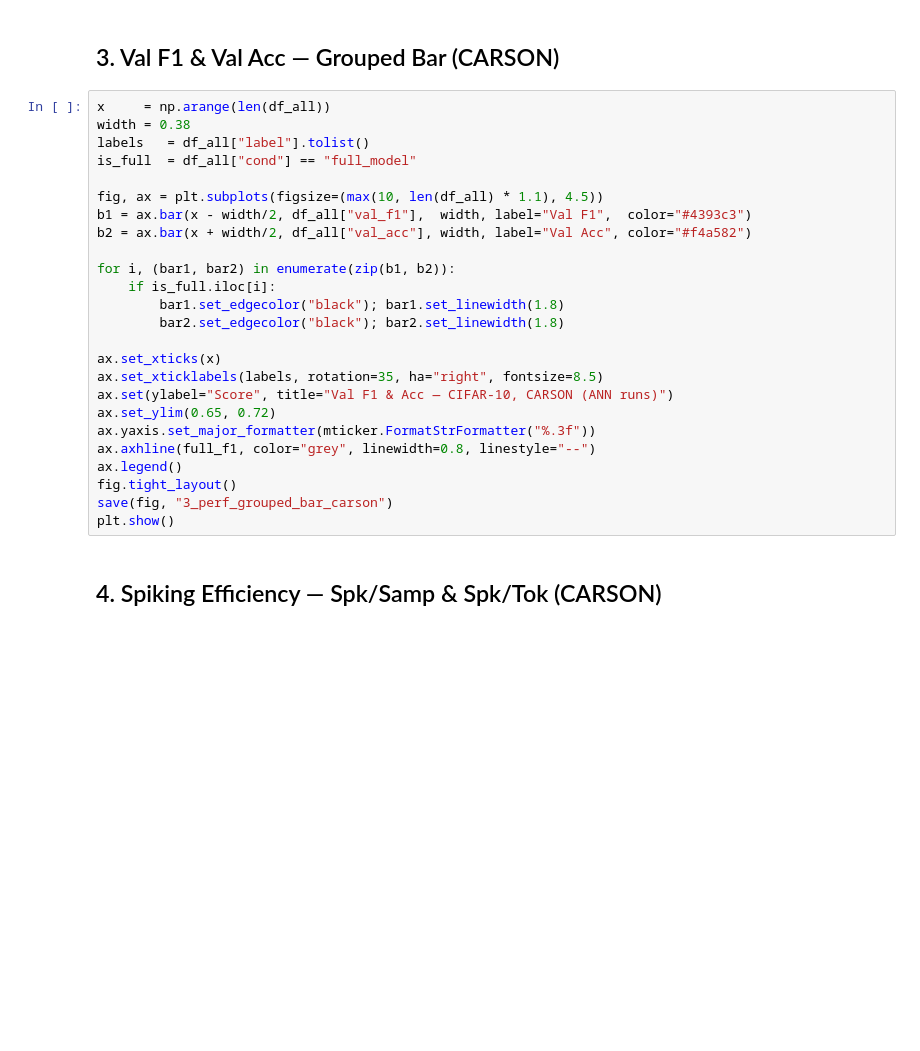
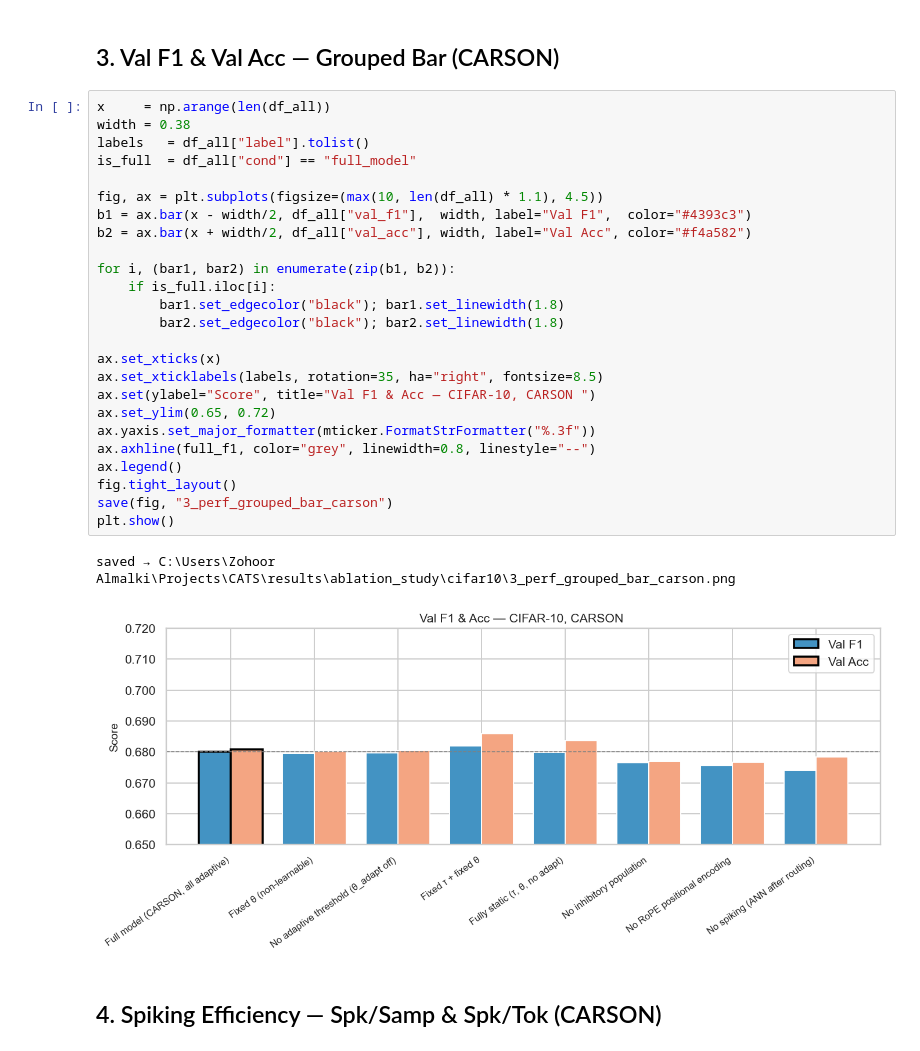
Before and after one commit to ZohoorAlmalkiUQU/CATS, a Jupyter notebook: results/ablation_study/cifar10/ablation_cifar10.ipynb, the cells around one changed output. Cells and saved outputs as stored; diff of their text form; blank space fills up the shorter version.

```diff
--- a/results/ablation_study/cifar10/ablation_cifar10.ipynb
+++ b/results/ablation_study/cifar10/ablation_cifar10.ipynb
@@ -186,28 +211,31 @@ plt.show()
 # %%
 x     = np.arange(len(df_all))
 width = 0.38
 labels   = df_all["label"].tolist()
 is_full  = df_all["cond"] == "full_model"
 
 fig, ax = plt.subplots(figsize=(max(10, len(df_all) * 1.1), 4.5))
 b1 = ax.bar(x - width/2, df_all["val_f1"],  width, label="Val F1",  color="#4393c3")
 b2 = ax.bar(x + width/2, df_all["val_acc"], width, label="Val Acc", color="#f4a582")
 
 for i, (bar1, bar2) in enumerate(zip(b1, b2)):
     if is_full.iloc[i]:
         bar1.set_edgecolor("black"); bar1.set_linewidth(1.8)
         bar2.set_edgecolor("black"); bar2.set_linewidth(1.8)
 
 ax.set_xticks(x)
 ax.set_xticklabels(labels, rotation=35, ha="right", fontsize=8.5)
-ax.set(ylabel="Score", title="Val F1 & Acc — CIFAR-10, CARSON (ANN runs)")
+ax.set(ylabel="Score", title="Val F1 & Acc — CIFAR-10, CARSON ")
 ax.set_ylim(0.65, 0.72)
 ax.yaxis.set_major_formatter(mticker.FormatStrFormatter("%.3f"))
 ax.axhline(full_f1, color="grey", linewidth=0.8, linestyle="--")
 ax.legend()
 fig.tight_layout()
 save(fig, "3_perf_grouped_bar_carson")
 plt.show()
+# %% [output]
+saved → C:\Users\Zohoor Almalki\Projects\CATS\results\ablation_study\cifar10\3_perf_grouped_bar_carson.png
+[figure, added]
 # %% [markdown]
 ## 4. Spiking Efficiency — Spk/Samp & Spk/Tok (CARSON)
 # %%
```
Also changed, not shown: parts of 10 cells of this notebook, 10 other files.
